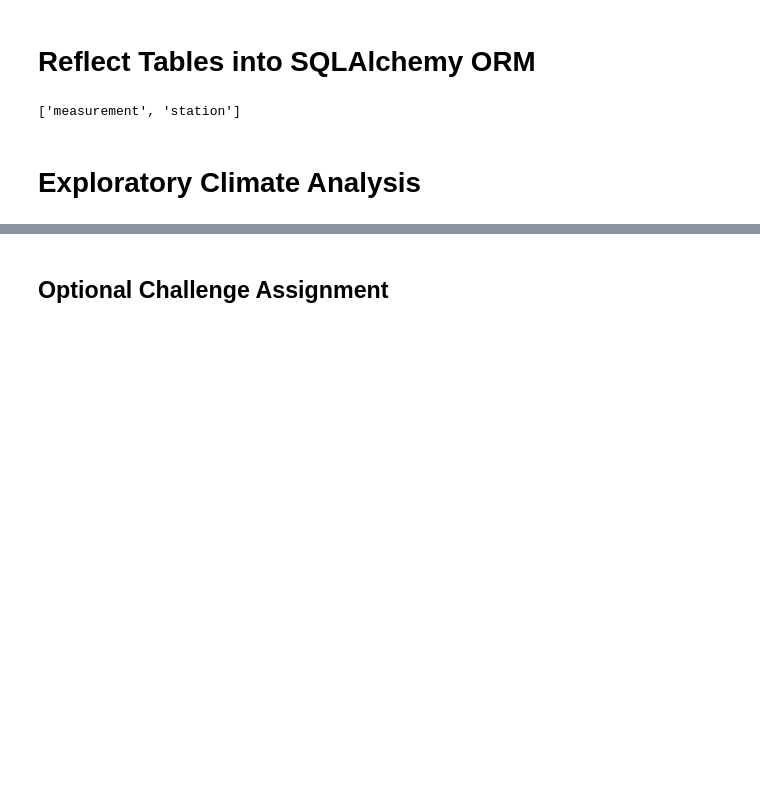
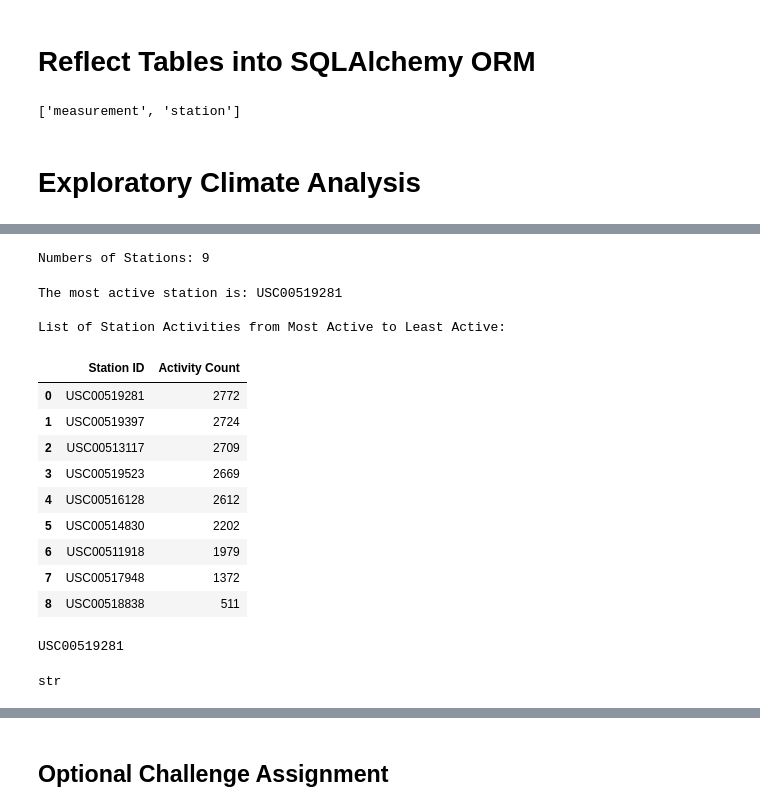
Before and after one commit to wenbin-billy-zhao/Advanced-Python-DBAPI-SQLAlchemy-Project, a Jupyter notebook: climate_starter.ipynb, the cells around one changed output, grey strips where cells are left out. Cells and saved outputs as stored; diff of their text form; code cells hidden in the pictures; blank space fills up the shorter version.

```diff
--- a/climate_starter.ipynb
+++ b/climate_starter.ipynb
@@ -89,8 +96,45 @@ InterfaceError: (sqlite3.InterfaceError) Error binding parameter 0 - probably un
 # %%
 # Design a query to show how many stations are available in this dataset?
+count_stations = session.query(Measurement.station).distinct().count()
+print(f"Numbers of Stations: {count_stations}")
+# %% [output]
+Numbers of Stations: 9
 # %%
 # What are the most active stations? (i.e. what stations have the most rows)?
 # List the stations and the counts in descending order.
+active_stations = session.query(Measurement.station, func.count(Measurement.station)).\
+                    group_by(Measurement.station).\
+                    order_by(func.count(Measurement.station).desc()).all()
+
+print(f"The most active station is: {active_stations[0][0]}\n")
+print(f"List of Station Activities from Most Active to Least Active: ")
+df_active_stations = pd.DataFrame(active_stations, columns=['Station ID', 'Activity Count'])
+df_active_stations
+# %% [output]
+The most active station is: USC00519281
+
+List of Station Activities from Most Active to Least Active:
+|  | Station ID | Activity Count |
+| 0 | USC00519281 | 2772 |
+| 1 | USC00519397 | 2724 |
+| 2 | USC00513117 | 2709 |
+| 3 | USC00519523 | 2669 |
+| 4 | USC00516128 | 2612 |
+| 5 | USC00514830 | 2202 |
+| 6 | USC00511918 | 1979 |
+| 7 | USC00517948 | 1372 |
+| 8 | USC00518838 | 511 |
 # %%
 # Using the station id from the previous query, calculate the lowest temperature recorded,
 # highest temperature recorded, and average temperature most active station?
+most_active_station = session.query(Measurement.station, func.count(Measurement.station)).\
+                    group_by(Measurement.station).\
+                    order_by(func.count(Measurement.station).desc()).all()
+most_active_station = most_active_station[0][0]
+
+print(most_active_station)
+
+type(most_active_station)
+# %% [output]
+USC00519281
+str
```
Also changed, not shown: parts of 16 cells of this notebook, 1 other file.
